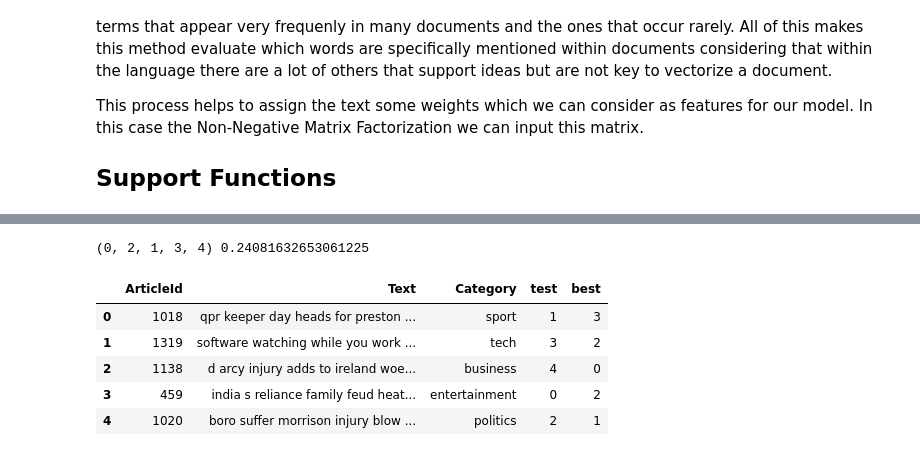
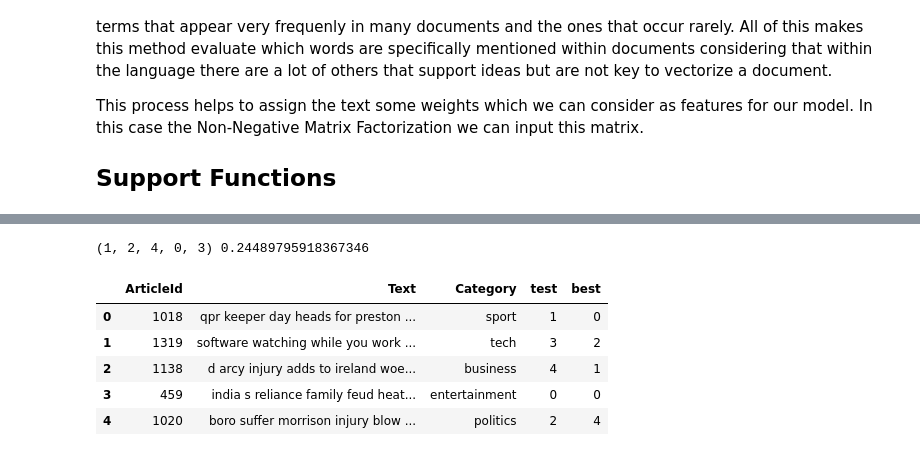
Before and after one commit to rorrostieta/bbc_news, a Jupyter notebook: kaggle_BBCNews.ipynb, the cells around one changed output, grey strips where cells are left out. Saved outputs shown, nothing was run; the diff lists cells and outputs as text; code cells hidden in the pictures.

```diff
--- a/kaggle_BBCNews.ipynb
+++ b/kaggle_BBCNews.ipynb
@@ -145,7 +148,7 @@ def labels_accuracy(ytdf,yp,n=5):
 # %%
-tfidf = TfidfVectorizer(min_df=3, binary=True)
+tfidf = TfidfVectorizer(min_df=3, ngram_range=(1,2), binary=True)
 features = tfidf.fit_transform(df.Text)
-mod = NMF(n_components=5).fit(features)
+mod = NMF(n_components=5, solver='mu', beta_loss='kullback-leibler').fit(features)
 # %%
 y = predict(mod.transform(features))
 label_order, accuracy = labels_accuracy(df, y )
@@ -166,16 +170,16 @@ test_data = pd.read_csv('./BBC News Test.csv')
 sol = pd.read_csv('./BBC News Sample Solution.csv')
 df_test = test_data.merge(sol, on='ArticleId')
 # %%
-features_test = tfidf.transform(df_test.Text)
+features_test = tfidf.transform(test_data.Text)
 y_test = predict(mod.transform(features_test))
 label_order_test, accuracy_test = labels_accuracy(df_test, y_test )
 print(label_order_test, accuracy_test)
 df_test.head()
 # %% [output]
-(0, 2, 1, 3, 4) 0.24081632653061225
+(1, 2, 4, 0, 3) 0.24489795918367346
 |  | ArticleId | Text | Category | test | best |
-| 0 | 1018 | qpr keeper day heads for preston ... | sport | 1 | 3 |
+| 0 | 1018 | qpr keeper day heads for preston ... | sport | 1 | 0 |
 | 1 | 1319 | software watching while you work ... | tech | 3 | 2 |
-| 2 | 1138 | d arcy injury adds to ireland woe... | business | 4 | 0 |
-| 3 | 459 | india s reliance family feud heat... | entertainment | 0 | 2 |
-| 4 | 1020 | boro suffer morrison injury blow ... | politics | 2 | 1 |
+| 2 | 1138 | d arcy injury adds to ireland woe... | business | 4 | 1 |
+| 3 | 459 | india s reliance family feud heat... | entertainment | 0 | 0 |
+| 4 | 1020 | boro suffer morrison injury blow ... | politics | 2 | 4 |
```
Also changed, not shown: parts of 10 cells of this notebook.
